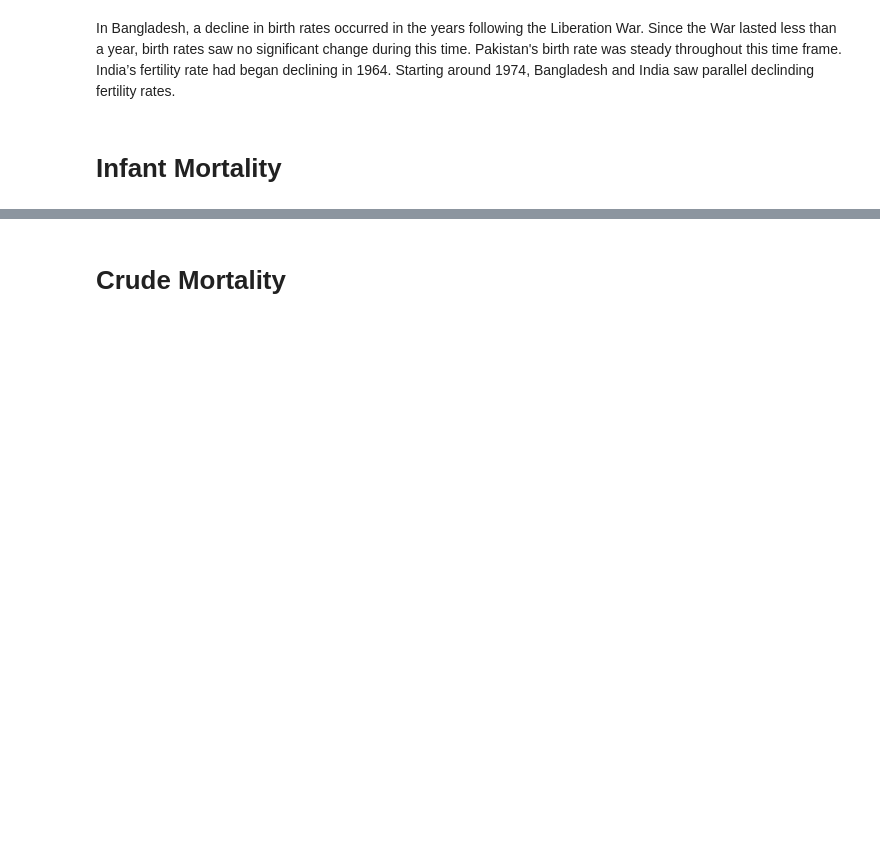
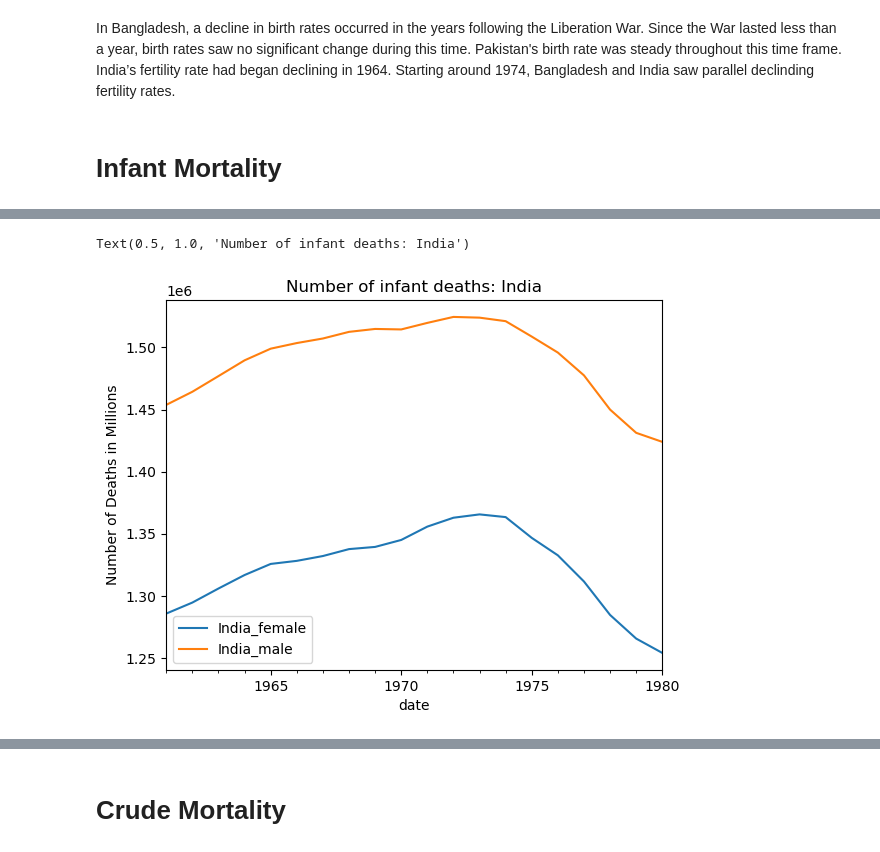
Before and after one commit to leannabaltonado/Dorothy-Thomas, a Jupyter notebook: Project_1_updated.ipynb, the cells around one changed output, grey strips where cells are left out. Drawn from its saved outputs; the diff is of its cells as text; code cells hidden in the pictures; blank space fills up the shorter version.

```diff
--- a/Project_1_updated.ipynb
+++ b/Project_1_updated.ipynb
@@ -710,0 +764,10 @@ India’s fertility rate had began declining in 1964.  Starting around 1974, Ban
+# %%
+#Number of infant deaths in India graphed (genders compared)
+new_inf_FE_IND = inf_FE_IND.copy()
+all_inf_IND = new_inf_FE_IND.join(inf_MA_IND)
+all_inf_IND.plot()
+plt.ylabel("Number of Deaths in Millions")
+plt.title("Number of infant deaths: India")
+# %% [output]
+Text(0.5, 1.0, 'Number of infant deaths: India')
+[figure, added]
```
Also changed, not shown: parts of 6 cells of this notebook.
